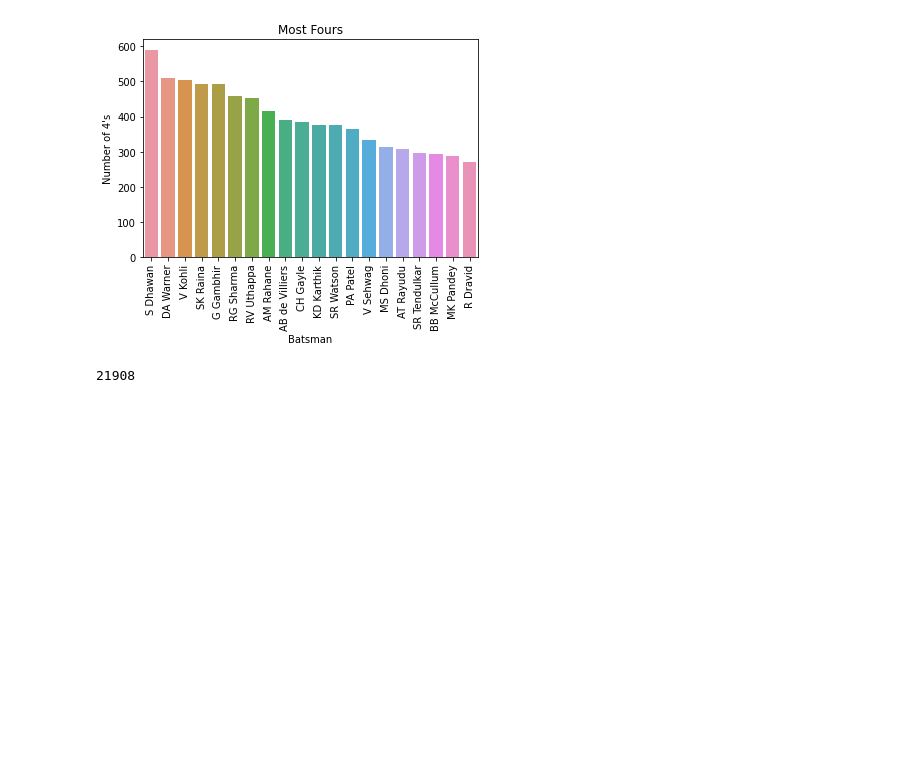
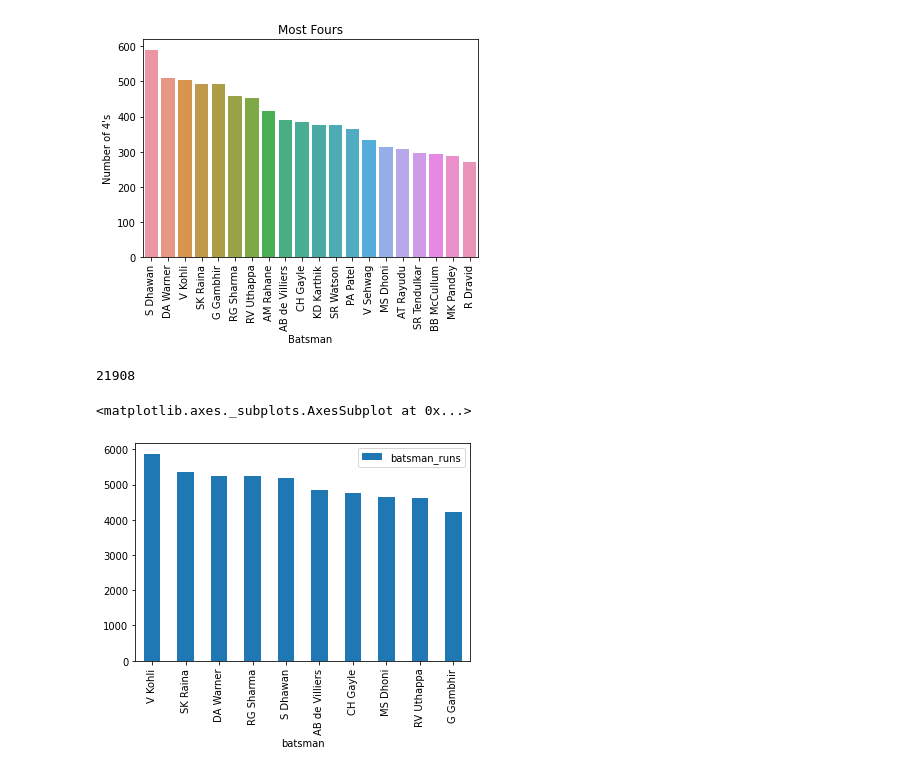
Before and after one commit to Subha-CJPR/Subha-CJPR, a Jupyter notebook: IPL.ipynb, the cells around one changed output. Saved outputs shown, nothing was run; the diff lists cells and outputs as text; code cells hidden in the pictures; blank space fills up the shorter version.

```diff
--- a/IPL.ipynb
+++ b/IPL.ipynb
@@ -280,3 +280,11 @@ four=delivery.groupby('batsman')['batsman_runs'].agg(lambda x:(x==4).sum()).rese
 pd.Series.sum(four['batsman_runs'])
 # %% [output]
 21908
+# %%
+top_batsman=delivery.groupby('batsman')['batsman_runs'].agg('sum').reset_index().sort_values('batsman_runs', ascending=False).head(10)
+# %%
+top_batsman.set_index('batsman', inplace=True)
+top_batsman.plot(kind='bar')
+# %% [output]
+<matplotlib.axes._subplots.AxesSubplot at 0x...>
+[figure, added]
```
Also changed, not shown: parts of 5 cells of this notebook.
